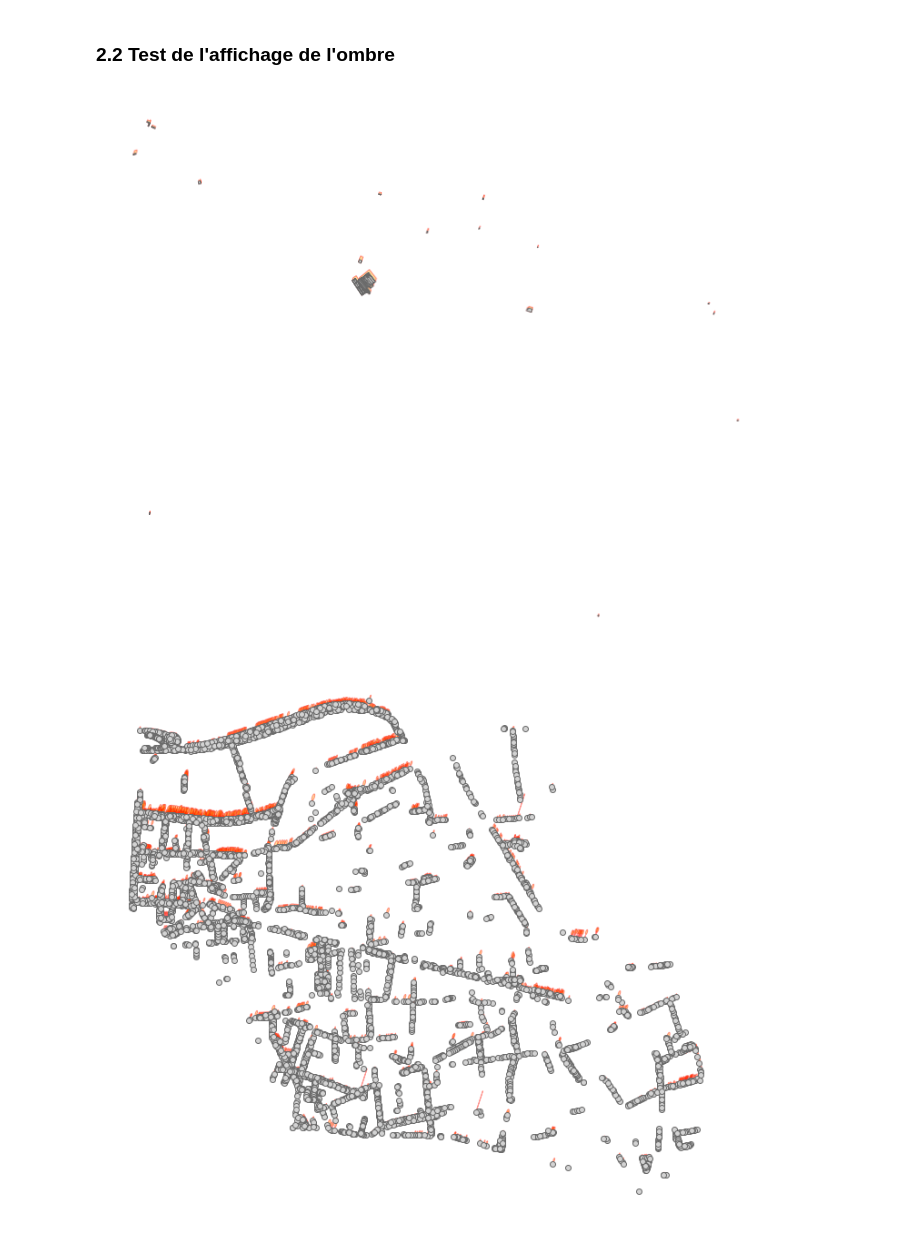
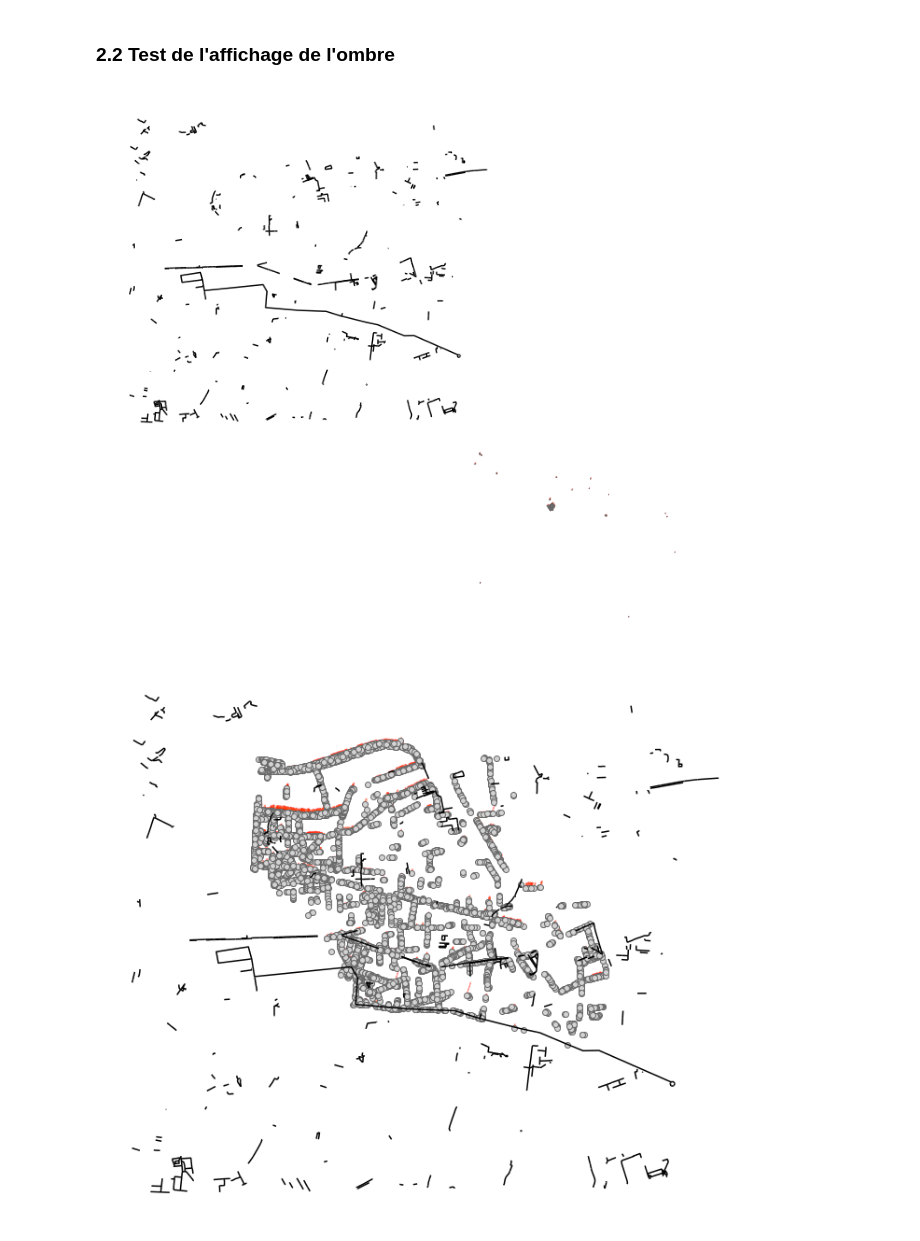
Before and after one commit to AthanaseB/Projet-VegetaLyon, a Jupyter notebook: test_t4gpd.ipynb, the cells around one changed output. Cells and saved outputs as stored; diff of their text form; code cells hidden in the pictures.

```diff
--- a/test_t4gpd.ipynb
+++ b/test_t4gpd.ipynb
@@ -35,8 +35,9 @@ plt.show()
 from import_data import *
 path_arbre="data/arbre_villeurbanne.json"
 path_buildings="data/building_first_100.json"
+path_route="data/Routes_Villeurbanne.geojson"
 # %%
-arb, bati=path_to_gdf(path_arbre=path_arbre, path_building=path_buildings)
+arb, bati, routes=path_to_gdf(path_arbre=path_arbre, path_building=path_buildings, path_road=path_route)
 # %%
 arb.head()
 # %% [output]
@@ -60,13 +66,12 @@ bati.head()
 # %%
 from ombres import *
 date=datetime(2022,1,7,13)
-ombre=calcul_ombre(date, bati=bati)
+ombre_bati,ombre_arb=calcul_ombre(date, bati=bati, arb=arb)
 
-mapping(bati,ombre)
+mapping(bati,ombre_bati, routes)
 # %% [output]
-[figure, old version]
+[figure, new version]
 # %%
-ombre=calcul_ombre(date, arb=arb)
-mapping(arb,ombre)
+mapping(arb,ombre_arb, routes)
 # %% [output]
-[figure, old version]
+[figure, new version]
```
Also changed, not shown: parts of 1 cell of this notebook.
